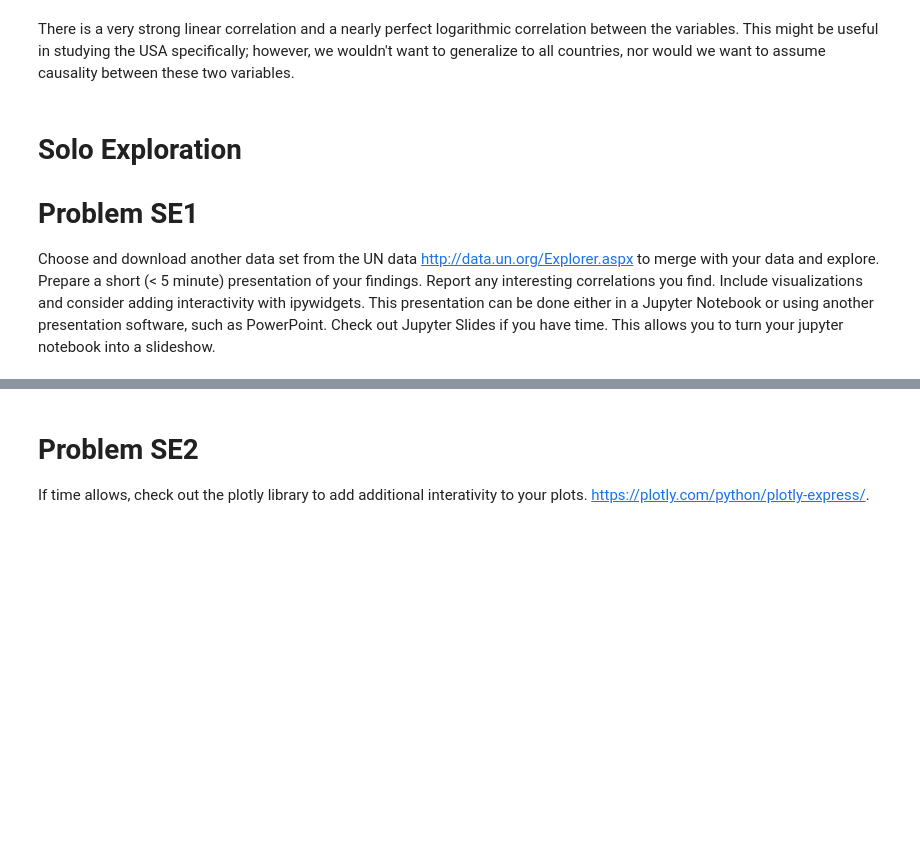
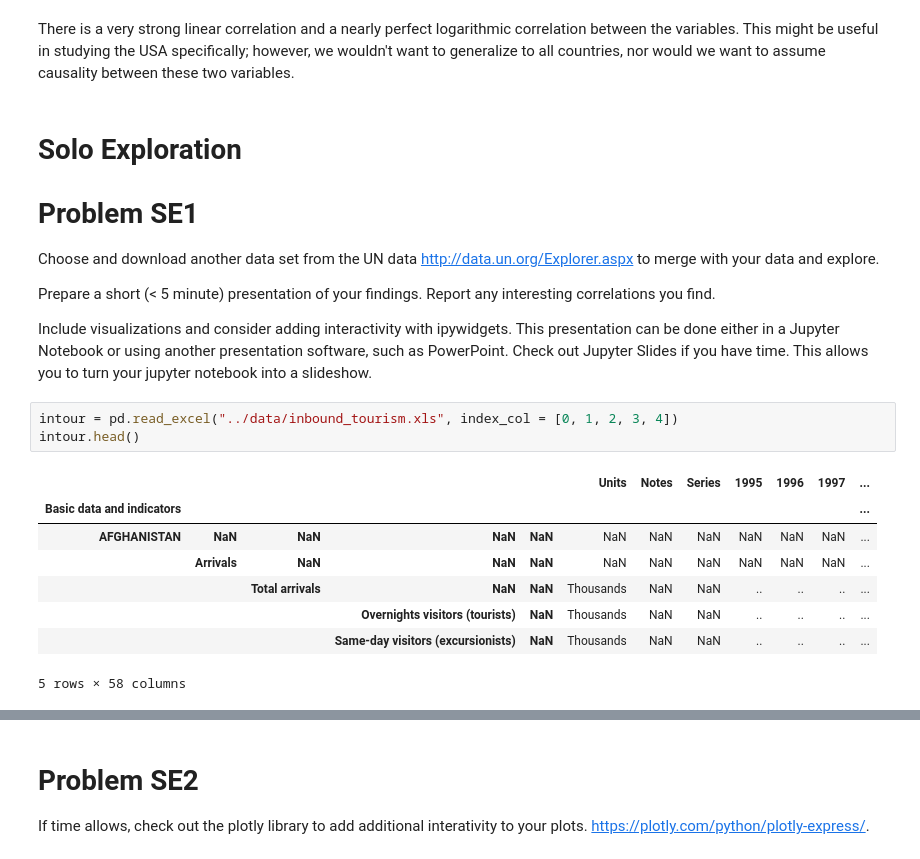
Before and after one commit to nss-data-science-cohort-5/un_exploration-jrioross, a Jupyter notebook: notebooks/UN_Data_Exploration.ipynb, the cells around one changed output, grey strips where cells are left out. Drawn from its saved outputs; the diff is of its cells as text; blank space fills up the shorter version.

```diff
--- a/notebooks/UN_Data_Exploration.ipynb
+++ b/notebooks/UN_Data_Exploration.ipynb
@@ -609,4 +637,20 @@ There is a very strong linear correlation and a nearly perfect logarithmic corre
 # %% [markdown]
 # Solo Exploration
 # Problem SE1
-Choose and download another data set from the UN data http://data.un.org/Explorer.aspx to merge with your data and explore. Prepare a short (< 5 minute) presentation of your findings. Report any interesting correlations you find. Include visualizations and consider adding interactivity with ipywidgets. This presentation can be done either in a Jupyter Notebook or using another presentation software, such as PowerPoint. Check out Jupyter Slides if you have time. This allows you to turn your jupyter notebook into a slideshow.
+Choose and download another data set from the UN data http://data.un.org/Explorer.aspx to merge with your data and explore.
+
+Prepare a short (< 5 minute) presentation of your findings. Report any interesting correlations you find.
+
+Include visualizations and consider adding interactivity with ipywidgets. This presentation can be done either in a Jupyter Notebook or using another presentation software, such as PowerPoint. Check out Jupyter Slides if you have time. This allows you to turn your jupyter notebook into a slideshow.
+# %%
+intour = pd.read_excel("../data/inbound_tourism.xls", index_col = [0, 1, 2, 3, 4])
+intour.head()
+# %% [output]
+|  |  |  |  |  | Units | Notes | Series | 1995 | 1996 | 1997 | ... |
+| Basic data and indicators |  |  |  |  |  |  |  |  |  |  | ... |
+| AFGHANISTAN | NaN | NaN | NaN | NaN | NaN | NaN | NaN | NaN | NaN | NaN | ... |
+|  | Arrivals | NaN | NaN | NaN | NaN | NaN | NaN | NaN | NaN | NaN | ... |
+|  |  | Total arrivals | NaN | NaN | Thousands | NaN | NaN | .. | .. | .. | ... |
+|  |  |  | Overnights visitors (tourists) | NaN | Thousands | NaN | NaN | .. | .. | .. | ... |
+|  |  |  | Same-day visitors (excursionists) | NaN | Thousands | NaN | NaN | .. | .. | .. | ... |
+5 rows × 58 columns
```
Also changed, not shown: parts of 15 cells of this notebook.
